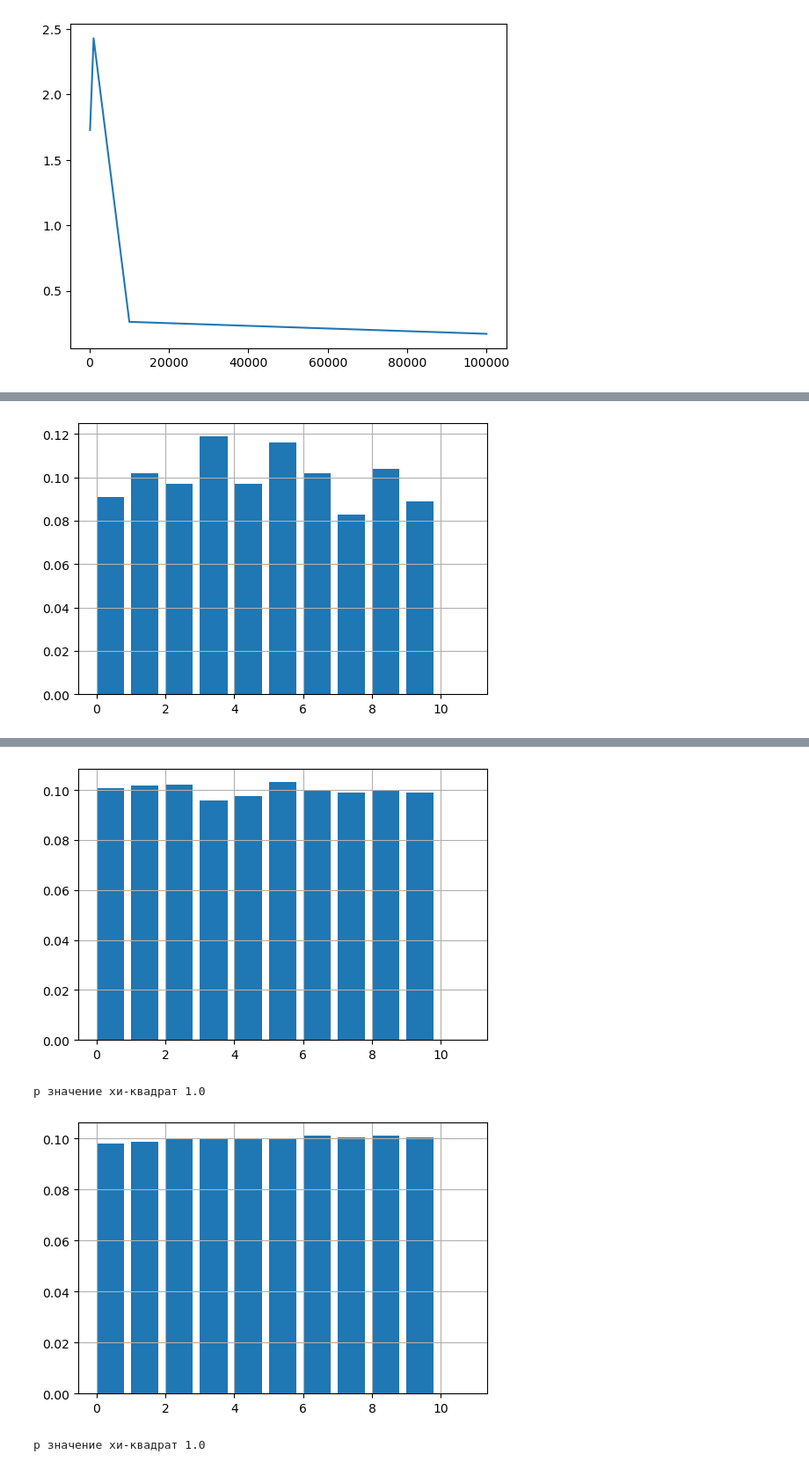
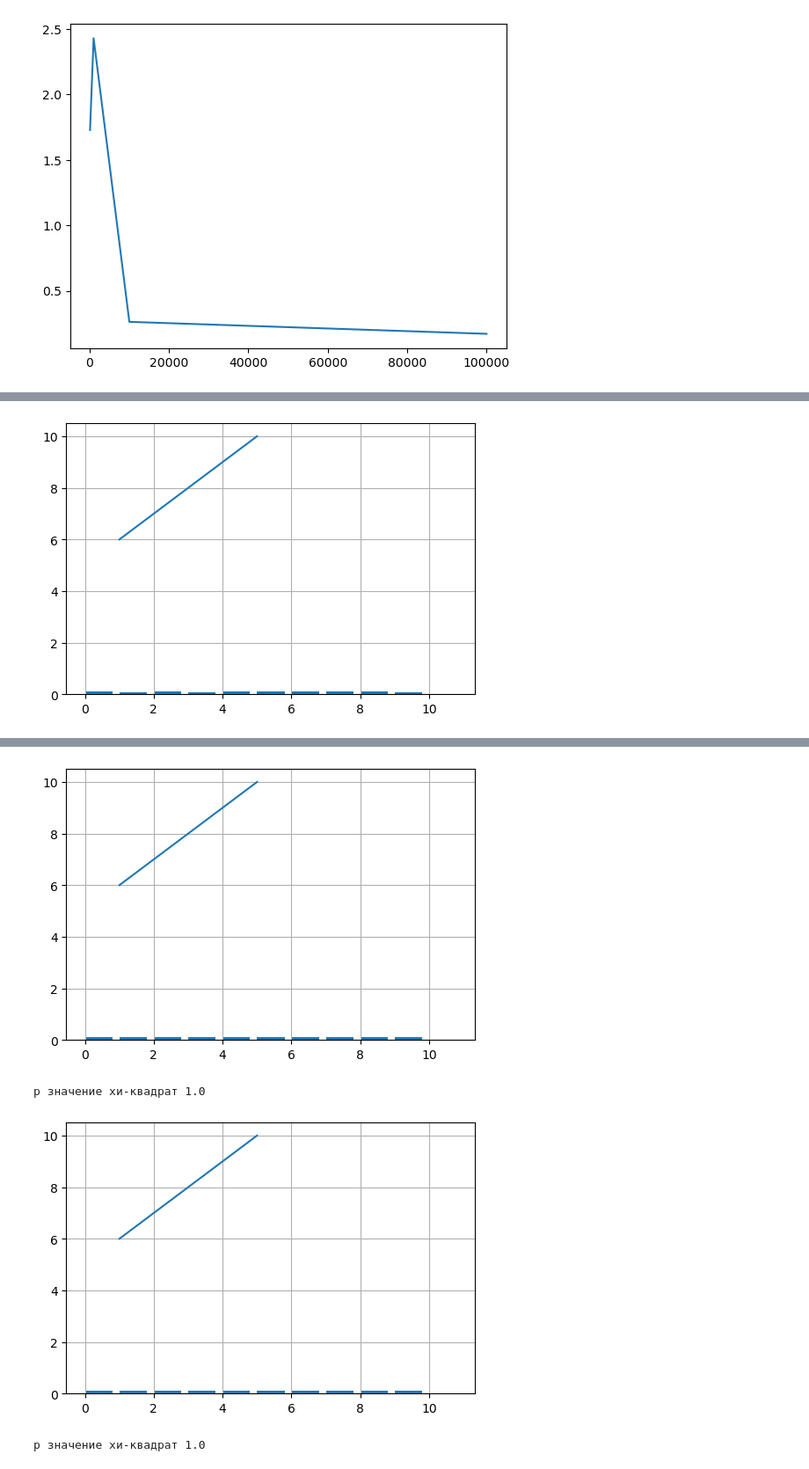
Before and after one commit to AlexanderTereshenkov/StatisticsNotebooks, a Jupyter notebook: Lab2.ipynb, the cells around one changed output, grey strips where cells are left out. Shown at 88% size. Cells and saved outputs as stored; diff of their text form; code cells hidden in the pictures.

```diff
--- a/Lab2.ipynb
+++ b/Lab2.ipynb
@@ -69,9 +69,9 @@ plt.show()
 for n_array in nums:
     period = 0
     for i in range(len(n_array)):
-        target = n_array[i]
+        target = round(n_array[i], 5)
         for j in range(i, len(n_array)):
-            if i != j and n_array[j] == target:
+            if i != j and round(n_array[j], 5) == target:
                 period = j - i
     print(period)
 # %% [output]
@@ -113,7 +113,9 @@ for array in nums:
     ax.bar(x, y, align='edge')
     ax.grid()
 
+    plt.plot([1, 2, 3, 4, 5], [6, 7, 8, 9, 10])
     plt.show()
 
+
     print("p значение хи-квадрат", arr[2])
 # %% [output]
@@ -122 +124 @@ p значение хи-квадрат 0.9999999933179375
-[figure, old version]
+[figure, new version]
@@ -124,6 +126,6 @@ p значение хи-квадрат 0.9999999999984238
-[figure, old version]
+[figure, new version]
 p значение хи-квадрат 1.0
-[figure, old version]
+[figure, new version]
 p значение хи-квадрат 1.0
 # %%
 def generate_numbers_random(N):
```
Also changed, not shown: parts of 5 cells of this notebook, 6 other files.
